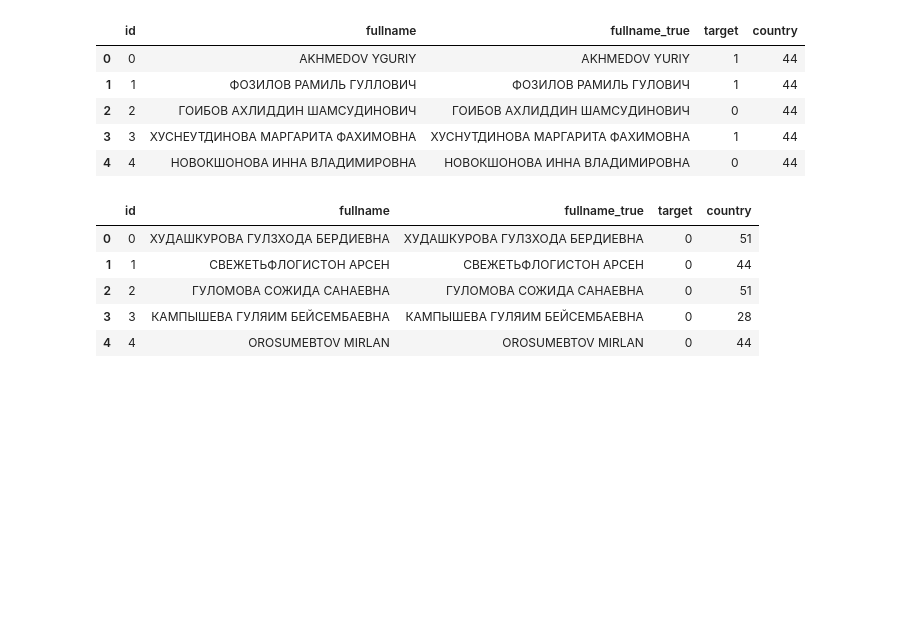
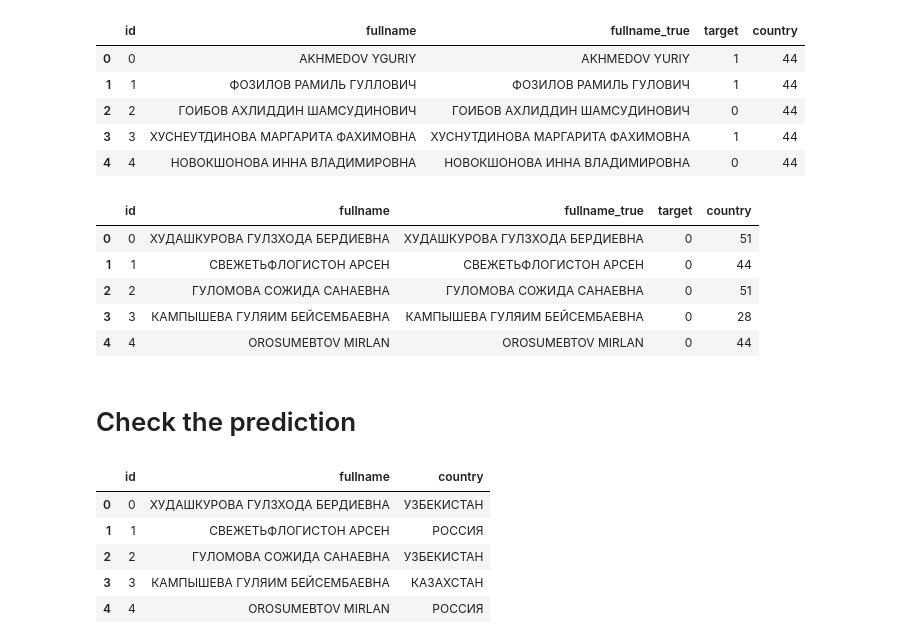
Before and after one commit to snakers4/cft-contest-2018, a Jupyter notebook: src/encoder_decoder.ipynb, the cells around one changed output. Cells and saved outputs as stored; diff of their text form; code cells hidden in the pictures; blank space fills up the shorter version.

```diff
--- a/src/encoder_decoder.ipynb
+++ b/src/encoder_decoder.ipynb
@@ -1427,3 +1427,5 @@ test_df.head()
 | 2 | 2 | ГУЛОМОВА СОЖИДА САНАЕВНА | ГУЛОМОВА СОЖИДА САНАЕВНА | 0 | 51 |
 | 3 | 3 | КАМПЫШЕВА ГУЛЯИМ БЕЙСЕМБАЕВНА | КАМПЫШЕВА ГУЛЯИМ БЕЙСЕМБАЕВНА | 0 | 28 |
 | 4 | 4 | OROSUMEBTOV MIRLAN | OROSUMEBTOV MIRLAN | 0 | 44 |
+# %% [markdown]
+# Check the prediction
@@ -1429,0 +1455,9 @@ test_df.head()
+# %%
+test_df.head()
+# %% [output]
+|  | id | fullname | country |
+| 0 | 0 | ХУДАШКУРОВА ГУЛЗХОДА БЕРДИЕВНА | УЗБЕКИСТАН |
+| 1 | 1 | СВЕЖЕТЬФЛОГИСТОН АРСЕН | РОССИЯ |
+| 2 | 2 | ГУЛОМОВА СОЖИДА САНАЕВНА | УЗБЕКИСТАН |
+| 3 | 3 | КАМПЫШЕВА ГУЛЯИМ БЕЙСЕМБАЕВНА | КАЗАХСТАН |
+| 4 | 4 | OROSUMEBTOV MIRLAN | РОССИЯ |
```
Also changed, not shown: parts of 7 cells of this notebook, 2 other files.
